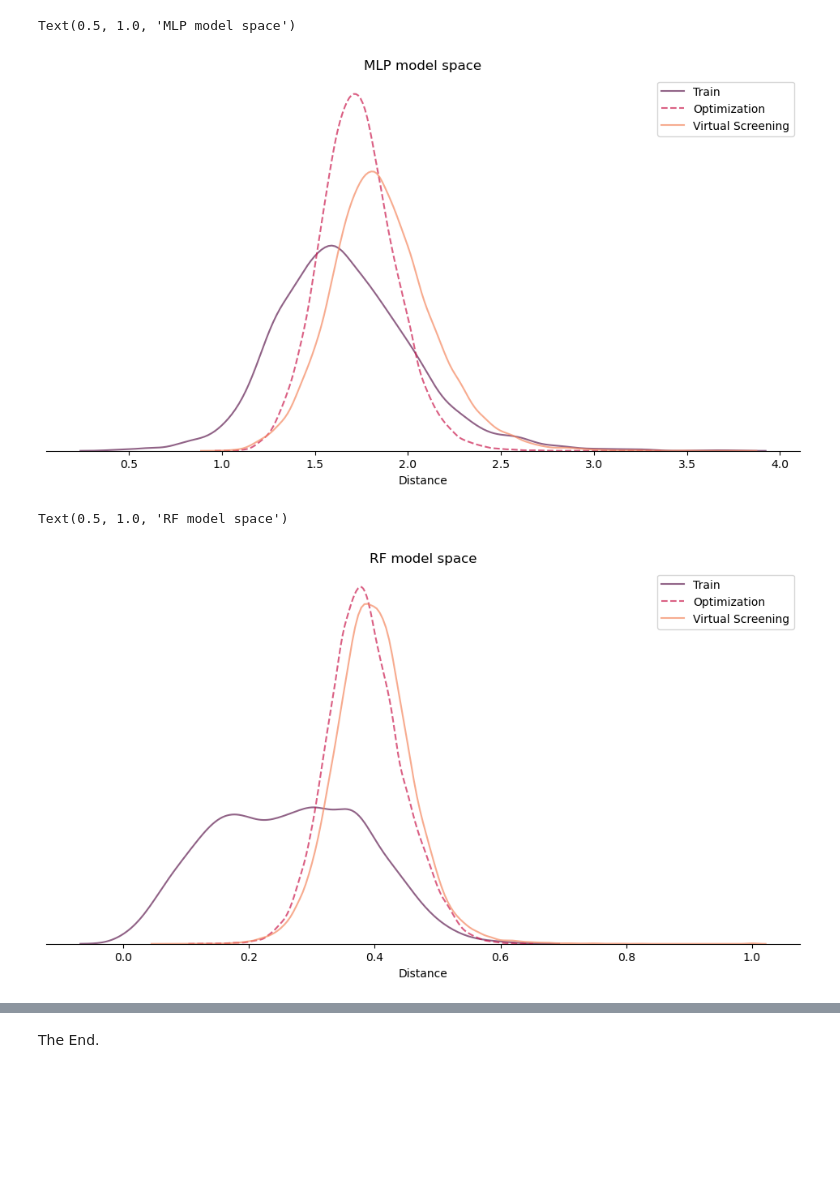
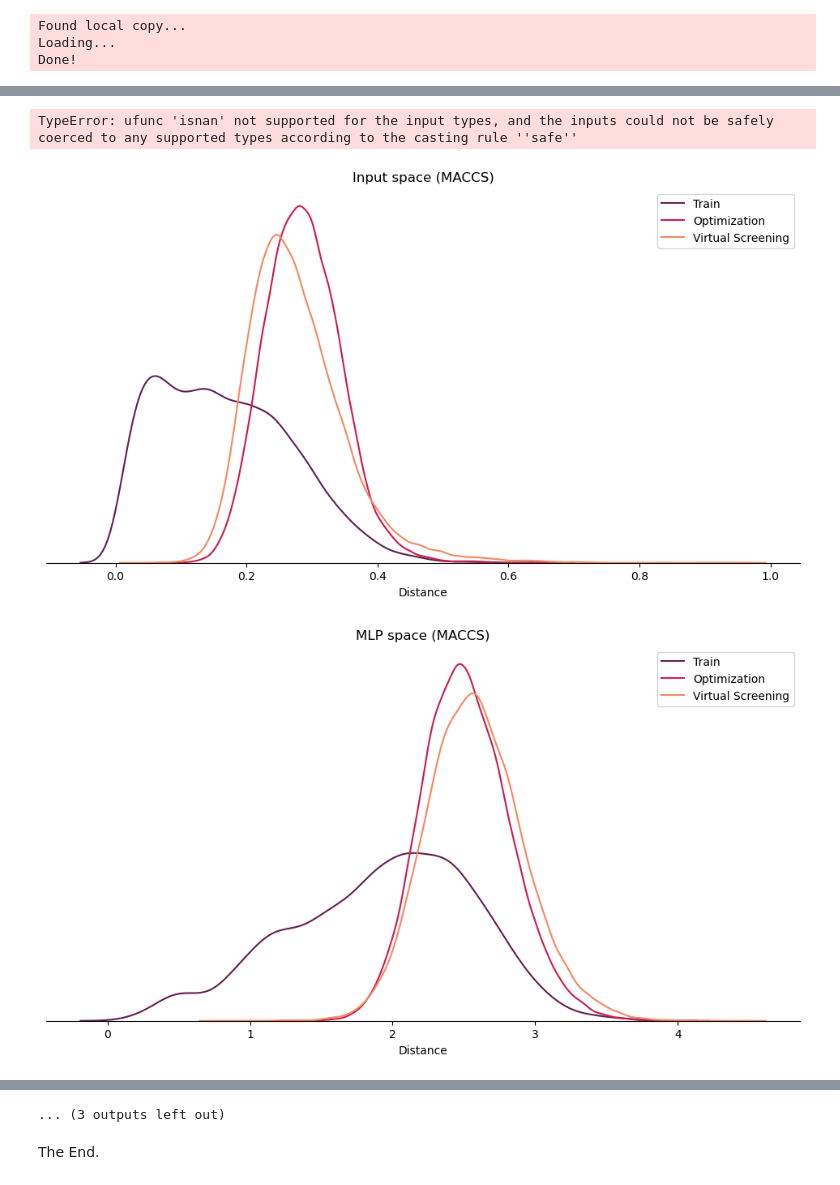
Before and after one commit to valence-labs/mood-experiments, a Jupyter notebook: notebooks/01. Relation between model space and input space.ipynb, the cells around one changed output, grey strips where cells are left out. Saved outputs shown, nothing was run; the diff lists cells and outputs as text; code cells hidden in the pictures; blank space fills up the shorter version.

```diff
--- a/notebooks/01. Relation between model space and input space.ipynb
+++ b/notebooks/01. Relation between model space and input space.ipynb
@@ -45,2 +20,0 @@ RandomForestRegressor()
-# %%
-input_distances = compute_knn_distance(X, [X, optimization_fps, virtual_screening_fps], n_jobs=-1)
@@ -105,12 +21,61 @@ Text(0.5, 1.0, 'Input space')
-# %%
-ax1 = plot_distance_distributions_2(mlp_distances, labels, colors, styles)
-ax1.set_title("MLP model space")
-# %% [output]
-Text(0.5, 1.0, 'MLP model space')
-[figure, removed]
-# %%
-ax1 = plot_distance_distributions_2(rf_distances, labels, colors, styles)
-ax1.set_title("RF model space")
-# %% [output]
-Text(0.5, 1.0, 'RF model space')
-[figure, removed]
+# %%
+def get_model_space_distances(model, train, queries):
+    trans = ModelSpaceTransformer(model)
+
+    model_space_train = trans(train)
+    queries = [trans(q) for q in queries]
+
+    distances = compute_knn_distance(
+        model_space_train,
+        queries,
+        n_jobs=-1
+    )
+    return distances
+# %%
+smiles, y = load_data_from_tdc("Lipophilicity", standardize_smiles)
+
+for representation, X in representation_iterator(smiles, n_jobs=-1, progress=True):
+
+    # TODO: Move removal of NaNs to generator?
+    mask = [i for i, x in enumerate(X) if x is not None]
+    X = X[mask]
+    y = y[mask]
+
+    mask = ~np.isnan(X).any(axis=1)
+    X = X[mask]
+    y = y[mask]
+
+    virtual_screening = load_representation_for_downstream_application("virtual_screening", representation)
+    optimization = load_representation_for_downstream_application("optimization", representation)
+
+    mlp_model = MLPRegressor(random_state=0)
+    mlp_model.fit(X, y)
+
+    rf_model = RandomForestRegressor(random_state=0)
+    rf_model.fit(X, y)
+
+    kernel = PairwiseKernel(metric="linear")
+    gp_model = GaussianProcessRegressor(kernel, alpha=1e-5, random_state=0)
+    gp_model.fit(X, y)
+
+    input_distances = compute_knn_distance(X, [X, optimization, virtual_screening], n_jobs=-1)
+    mlp_distances = get_model_space_distances(mlp_model, X, [X, optimization, virtual_screening])
+    rf_distances = get_model_space_distances(rf_model, X, [X, optimization, virtual_screening])
+    gp_distances = get_model_space_distances(gp_model, X, [X, optimization, virtual_screening])
+
+    labels = ["Train", "Optimization", "Virtual Screening"]
+    ax = plot_distance_distributions(input_distances, labels=labels)
+    ax.set_title(f"Input space ({representation})")
+
+    ax = plot_distance_distributions(mlp_distances, labels=labels)
+    ax.set_title(f"MLP space ({representation})")
+
+    ax = plot_distance_distributions(rf_distances, labels=labels)
+    ax.set_title(f"RF space ({representation})")
+
+    ax = plot_distance_distributions(gp_distances, labels=labels)
+    ax.set_title(f"GP space ({representation})")
+# %% [output]
+Found local copy...
+Loading...
+Done!
@@ -116,0 +99,3 @@ Text(0.5, 1.0, 'RF model space')
+TypeError: ufunc 'isnan' not supported for the input types, and the inputs could not be safely coerced to any supported types according to the casting rule ''safe''
+[figure, added]
+[figure, added]
@@ -117,2 +109,3 @@ Text(0.5, 1.0, 'RF model space')
+... (3 outputs left out)
 # %% [markdown]
 The End.
```
Also changed, not shown: parts of 11 cells of this notebook, 10 other files.
